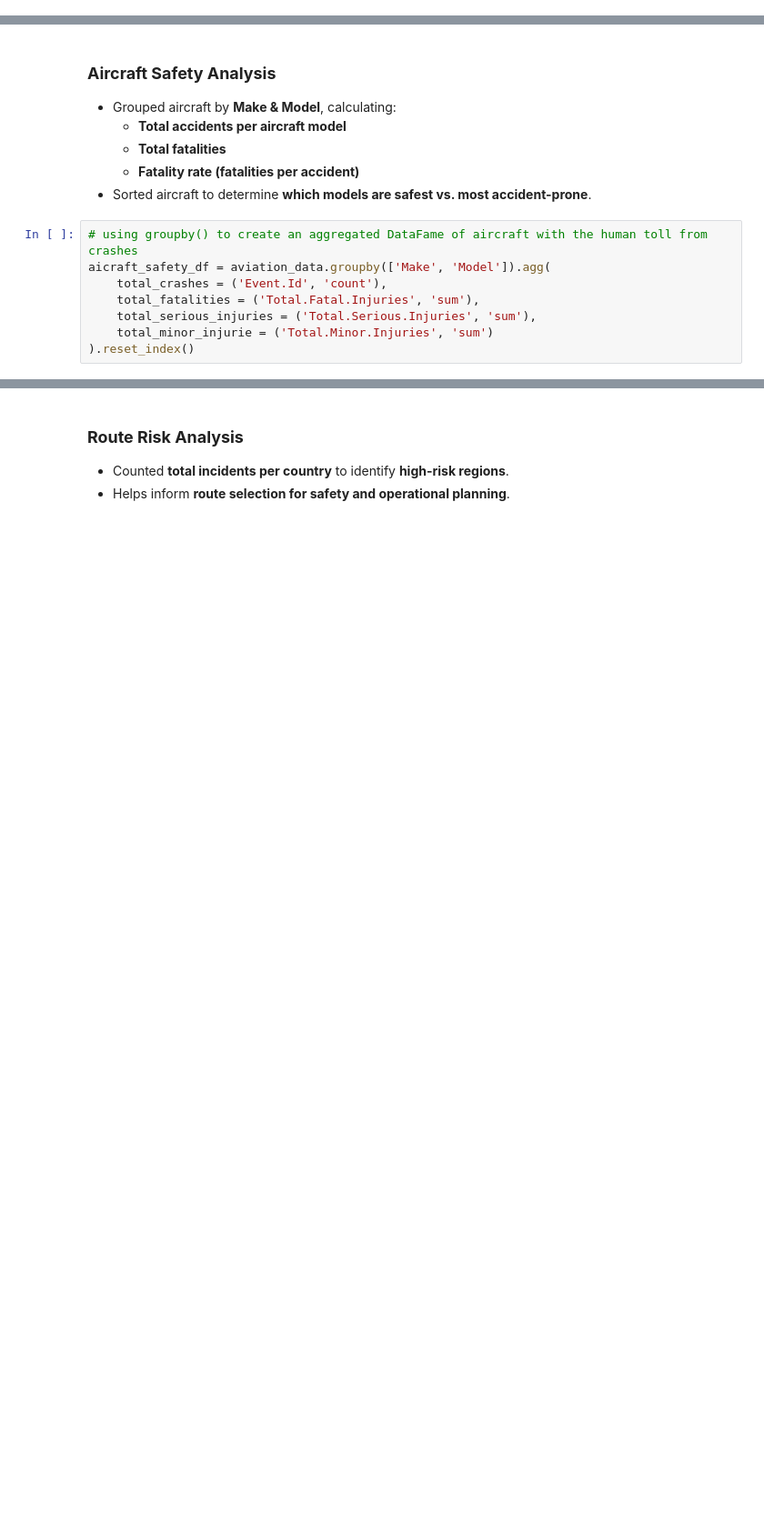
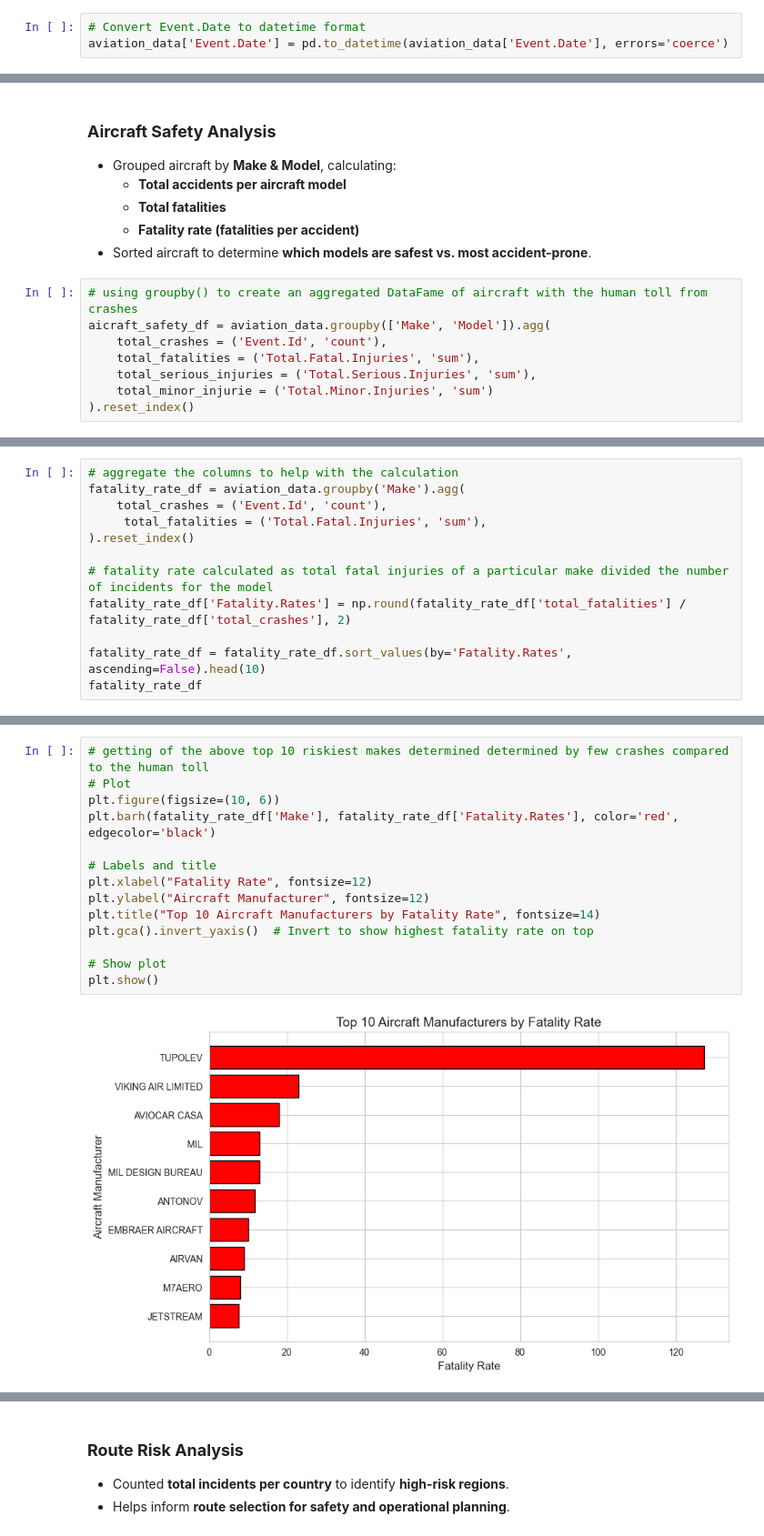
Before and after one commit to kuriakarime/dsc_Phase_one_Project_final, a Jupyter notebook: student.ipynb, the cells around one changed output, grey strips where cells are left out. Shown: that part at 91% size. Saved outputs shown, nothing was run; the diff lists cells and outputs as text; blank space fills up the shorter version.

```diff
--- a/student.ipynb
+++ b/student.ipynb
@@ -497,6 +497,9 @@ aviation_data['Injury.Severity'].apply(std_injury_severity)
 90346    unknown
 90347    unknown
 Name: Injury.Severity, Length: 87952, dtype: object
+# %%
+# Convert Event.Date to datetime format
+aviation_data['Event.Date'] = pd.to_datetime(aviation_data['Event.Date'], errors='coerce')
 # %%
 aviation_data.info()
 # %% [output]
@@ -632,0 +639,12 @@ aicraft_safety_df.sort_values('total_fatalities', ascending=False).head(10)
+# %%
+# aggregate the columns to help with the calculation
+fatality_rate_df = aviation_data.groupby('Make').agg(
+    total_crashes = ('Event.Id', 'count'),
+     total_fatalities = ('Total.Fatal.Injuries', 'sum'),
+).reset_index()
+
+# fatality rate calculated as total fatal injuries of a particular make divided the number of incidents for the model
+fatality_rate_df['Fatality.Rates'] = np.round(fatality_rate_df['total_fatalities'] / fatality_rate_df['total_crashes'], 2)
+
+fatality_rate_df = fatality_rate_df.sort_values(by='Fatality.Rates', ascending=False).head(10)
+fatality_rate_df
@@ -632,0 +663,16 @@ aicraft_safety_df.sort_values('total_fatalities', ascending=False).head(10)
+# %%
+# getting of the above top 10 riskiest makes determined determined by few crashes compared to the human toll
+# Plot
+plt.figure(figsize=(10, 6))
+plt.barh(fatality_rate_df['Make'], fatality_rate_df['Fatality.Rates'], color='red', edgecolor='black')
+
+# Labels and title
+plt.xlabel("Fatality Rate", fontsize=12)
+plt.ylabel("Aircraft Manufacturer", fontsize=12)
+plt.title("Top 10 Aircraft Manufacturers by Fatality Rate", fontsize=14)
+plt.gca().invert_yaxis()  # Invert to show highest fatality rate on top
+
+# Show plot
+plt.show()
+# %% [output]
+[figure, added]
```
Also changed, not shown: parts of 29 cells of this notebook, 3 other files.
